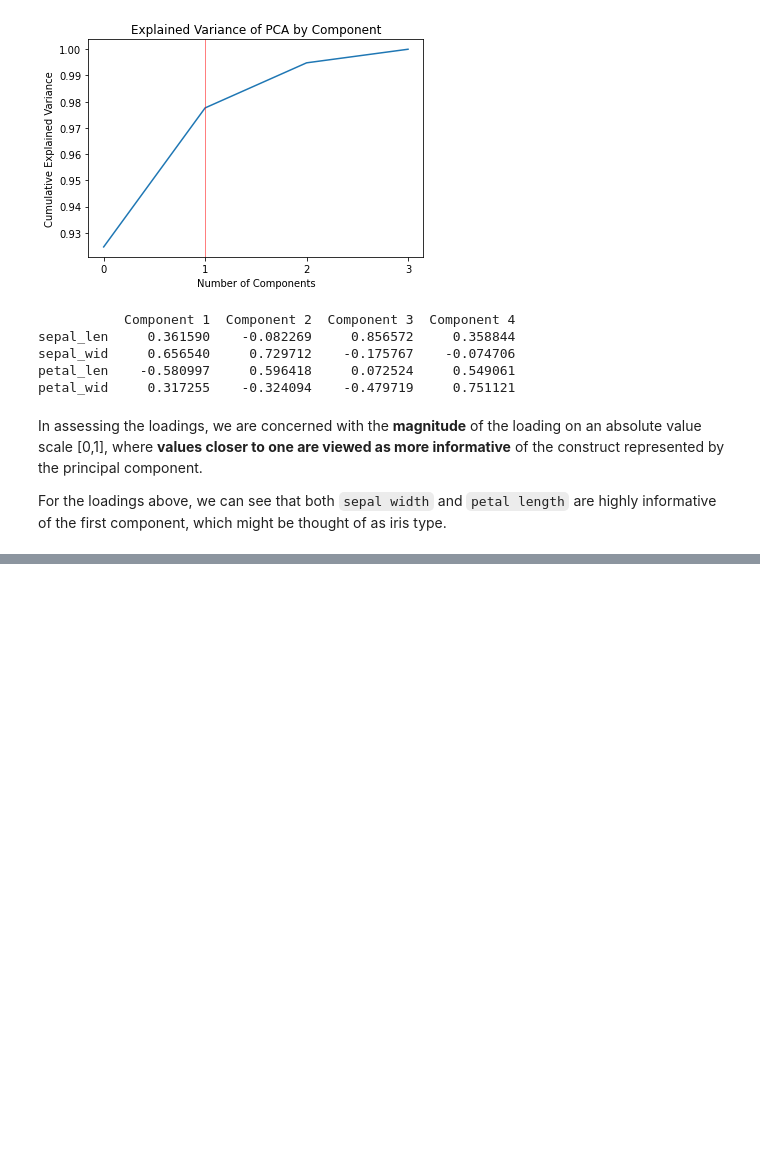
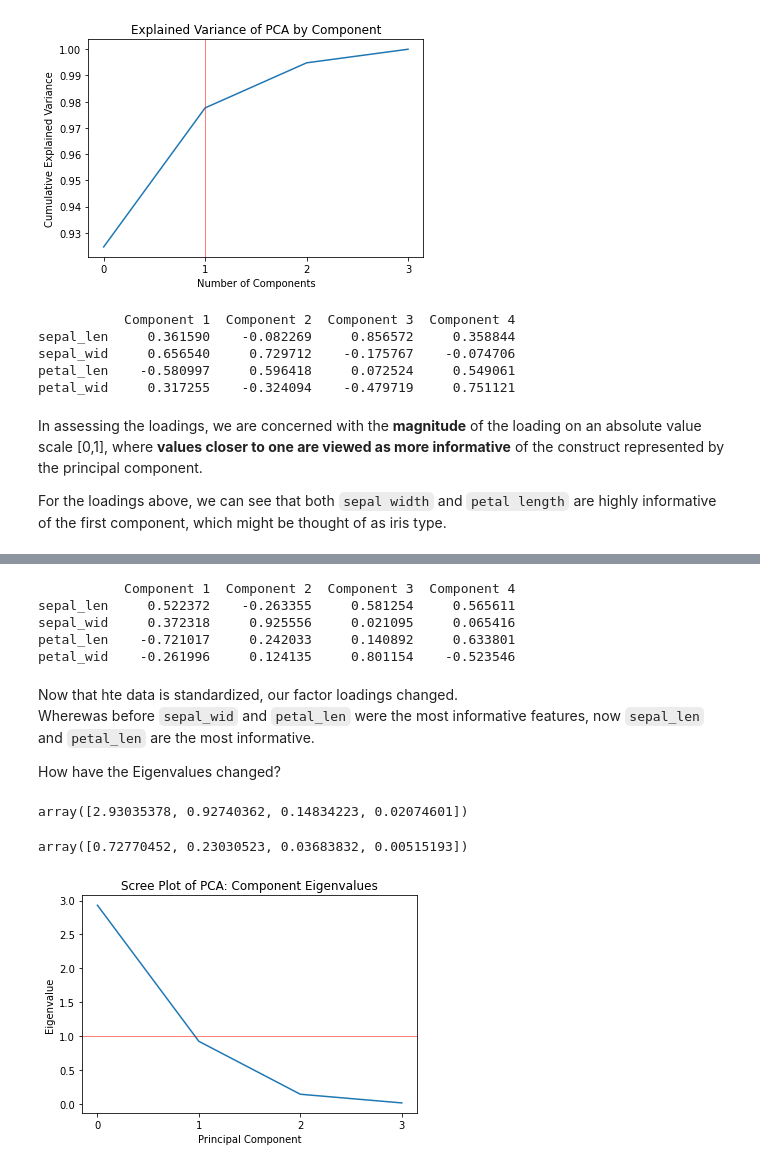
Before and after one commit to FabG/dimred, a Jupyter notebook: dimred/notebooks/pca_lda_iris.ipynb, the cells around one changed output, grey strips where cells are left out. Saved outputs shown, nothing was run; the diff lists cells and outputs as text; code cells hidden in the pictures; blank space fills up the shorter version.

```diff
--- a/dimred/notebooks/pca_lda_iris.ipynb
+++ b/dimred/notebooks/pca_lda_iris.ipynb
@@ -270,0 +278,29 @@ For the loadings above, we can see that both `sepal width` and `petal length` ar
+# %%
+X_std = StandardScaler().fit_transform(X)
+pca = PCA() #If we do not specify how many components, all are included
+X_pca_std = pca.fit(X_std).transform(X_std)
+
+loadings(pca)
+# %% [output]
+           Component 1  Component 2  Component 3  Component 4
+sepal_len     0.522372    -0.263355     0.581254     0.565611
+sepal_wid     0.372318     0.925556     0.021095     0.065416
+petal_len    -0.721017     0.242033     0.140892     0.633801
+petal_wid    -0.261996     0.124135     0.801154    -0.523546
+# %% [markdown]
+Now that hte data is standardized, our factor loadings changed.
+Wherewas before `sepal_wid` and `petal_len` were the most informative features, now `sepal_len` and `petal_len` are the most informative.
+
+How have the Eigenvalues changed?
+# %%
+pca.explained_variance_
+# %% [output]
+array([2.93035378, 0.92740362, 0.14834223, 0.02074601])
+# %%
+pca.explained_variance_ratio_
+# %% [output]
+array([0.72770452, 0.23030523, 0.03683832, 0.00515193])
+# %%
+scree_plot(pca)
+# %% [output]
+[figure, added]
```
Also changed, not shown: parts of 14 cells of this notebook, 4 other files.
